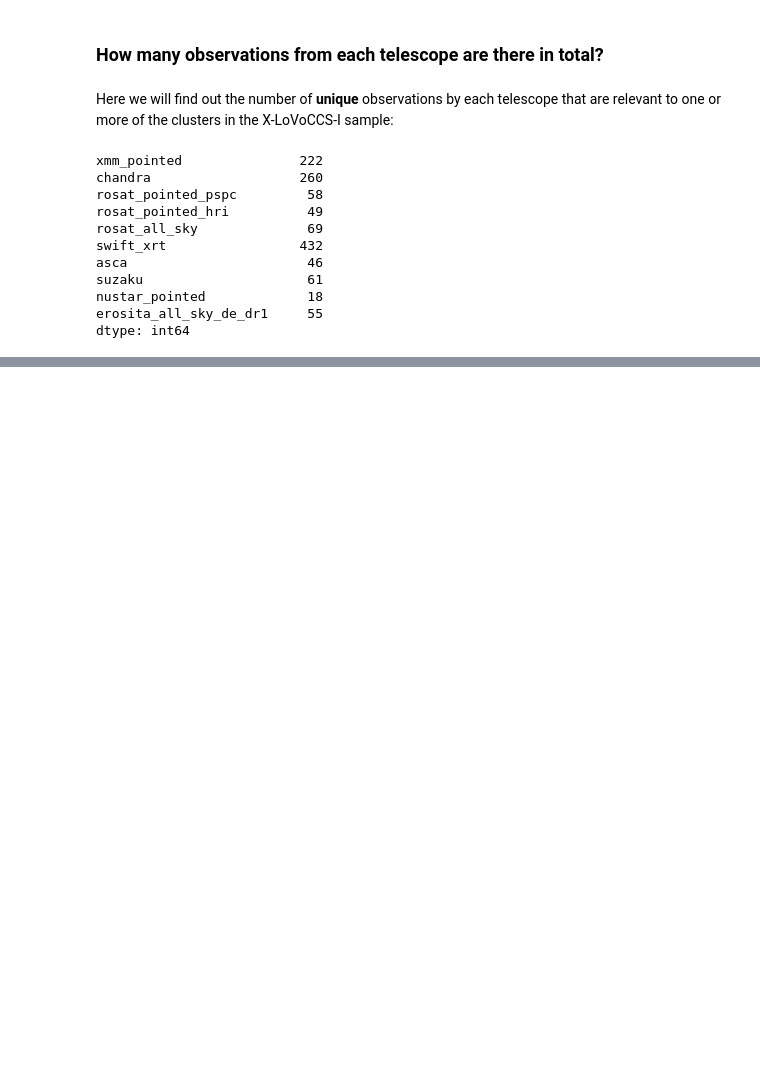
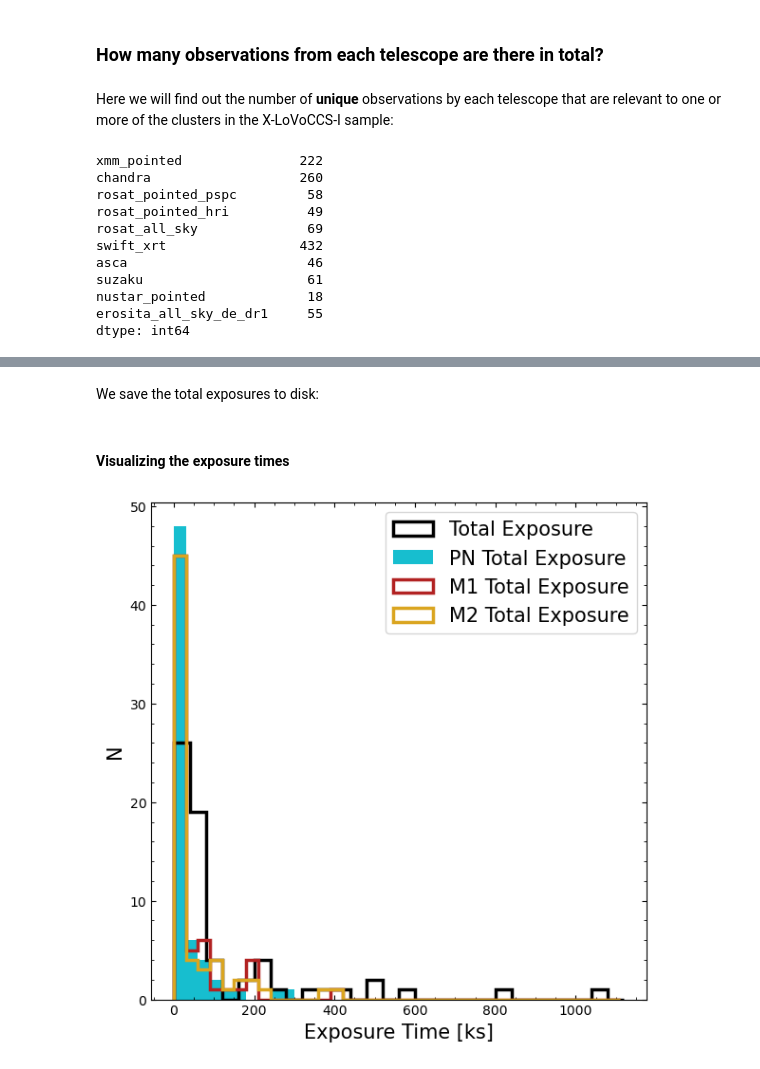
Before and after one commit to LoVoCCS/X-LoVoCCS-Data, a Jupyter notebook: notebooks/observation_summaries/X-LoVoCCS-I-archive.ipynb, the cells around one changed output, grey strips where cells are left out. Cells and saved outputs as stored; diff of their text form; code cells hidden in the pictures; blank space fills up the shorter version.

Commit message:
Added summary of exposures, including a figure

```diff
--- a/notebooks/observation_summaries/X-LoVoCCS-I-archive.ipynb
+++ b/notebooks/observation_summaries/X-LoVoCCS-I-archive.ipynb
@@ -140,0 +159,3 @@ dtype: int64
+# %%
+all_xmm_ois = rel_rel_obs.apply(lambda x: np.unique(x.dropna().sum()))['xmm_pointed']
+all_xmm_ois
@@ -140,0 +186,3 @@ dtype: int64
+# %%
+xmm_ex_pth = "../../data/archives/LoVoCCS/processed_data/xmm_pointed/{oi}/images/"\
+             "obsid{oi}-inst{i}-subexpALL-en0.5_2.0keV-expmap.fits"
@@ -140,0 +191,12 @@ dtype: int64
+# %%
+all_ex_maps = {oi: {} for oi in all_xmm_ois}
+for obs_id in all_xmm_ois:
+    for inst in ['M1', 'M2', 'PN']:
+        try:
+            cur_ex_pth = xmm_ex_pth.format(oi=obs_id, i=inst)
+            cur_ex = ExpMap(cur_ex_pth, obs_id, inst, '', '', '', Quantity(0.5, 'keV'), Quantity(2.0, 'keV'))
+            # This will make sure the class checks that the file exists
+            cur_ex.header
+            all_ex_maps[obs_id][inst] = cur_ex
+        except FileNotFoundError:
+            print(obs_id, inst)
@@ -140,0 +317,2 @@ dtype: int64
+# %% [markdown]
+We save the total exposures to disk:
@@ -140,0 +323,34 @@ dtype: int64
+# %% [markdown]
+#### Visualizing the exposure times
+# %%
+# These bins are for the total exposure times
+#  Step size in ks
+tot_step_size = 40
+tot_bins = np.arange(0, 1100+tot_step_size, tot_step_size)
+
+# For the other exposures
+step_size = 30
+bins = np.arange(0, 1100+step_size, step_size)
+
+plt.figure(figsize=(6, 6))
+plt.minorticks_on()
+plt.tick_params(which='both', direction='in', top=True, right=True)
+
+plt.hist(Quantity(list(tot_exps.values())).to('ks').value, bins=tot_bins, histtype='step', lw=2.5, color='black',
+         linestyle='solid', label='Total Exposure')
+plt.hist(Quantity(list(tot_pn_exps.values())).to('ks').value, bins=bins, histtype='stepfilled', lw=2.5, color='tab:cyan',
+         linestyle='solid', label='PN Total Exposure')
+plt.hist(Quantity(list(tot_m1_exps.values())).to('ks').value, bins=bins, histtype='step', lw=2.5, color='firebrick',
+         linestyle='solid', label='M1 Total Exposure')
+plt.hist(Quantity(list(tot_m2_exps.values())).to('ks').value, bins=bins, histtype='step', lw=2.5, color='goldenrod',
+         linestyle='solid', label='M2 Total Exposure')
+
+plt.xlabel("Exposure Time [ks]", fontsize=15)
+plt.ylabel("N", fontsize=15)
+
+plt.legend(fontsize=15)
+plt.tight_layout()
+plt.savefig("../../outputs/figures/X-LoVoCCS-I_xmm_exposure_hist.pdf")
+plt.show()
+# %% [output]
+[figure, added]
```
Also changed, not shown: parts of 15 cells of this notebook, 2 other files.
